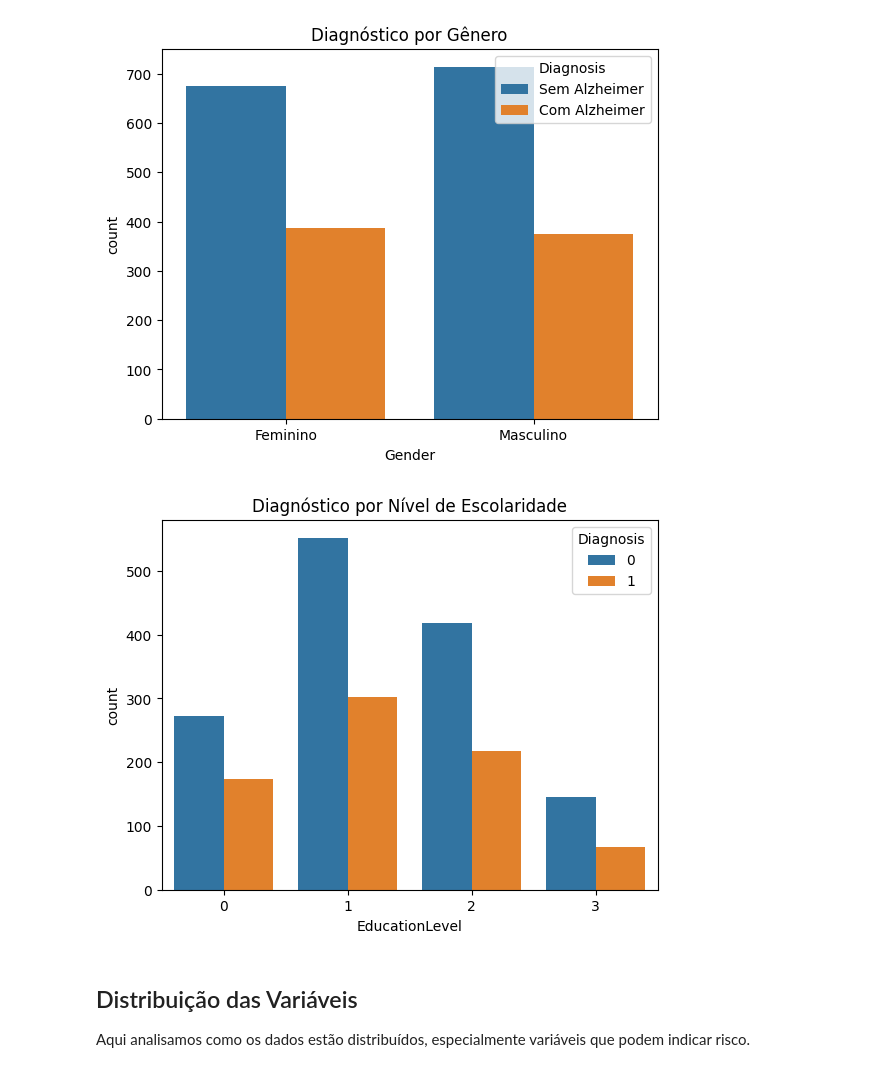
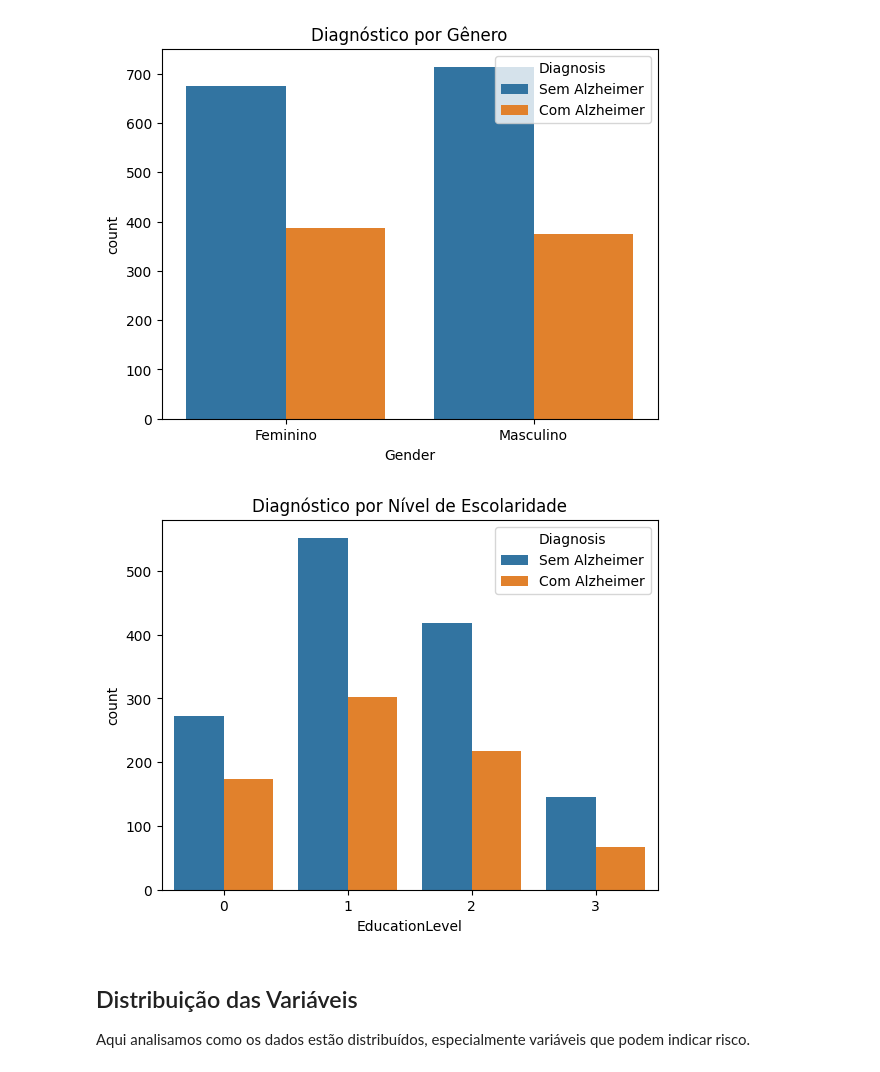
Before and after one commit to JoaoVittorAlves/Projeto-Dataviz, a Jupyter notebook: notebooks/exploracao.ipynb, the cells around one changed output. Cells and saved outputs as stored; diff of their text form; code cells hidden in the pictures.

```diff
--- a/notebooks/exploracao.ipynb
+++ b/notebooks/exploracao.ipynb
@@ -305,11 +306,11 @@ plt.show()
 # %% [output]
 [figure]
 # %%
-sns.countplot(x='EducationLevel', hue='Diagnosis', data=df)
+sns.countplot(x='EducationLevel', hue='Diagnosis', data=df_visual)
 plt.title("Diagnóstico por Nível de Escolaridade")
 plt.show()
 # %% [output]
-[figure, old version]
+[figure, new version]
 # %% [markdown]
 ## Distribuição das Variáveis
 
```
Also changed, not shown: parts of 10 cells of this notebook.
